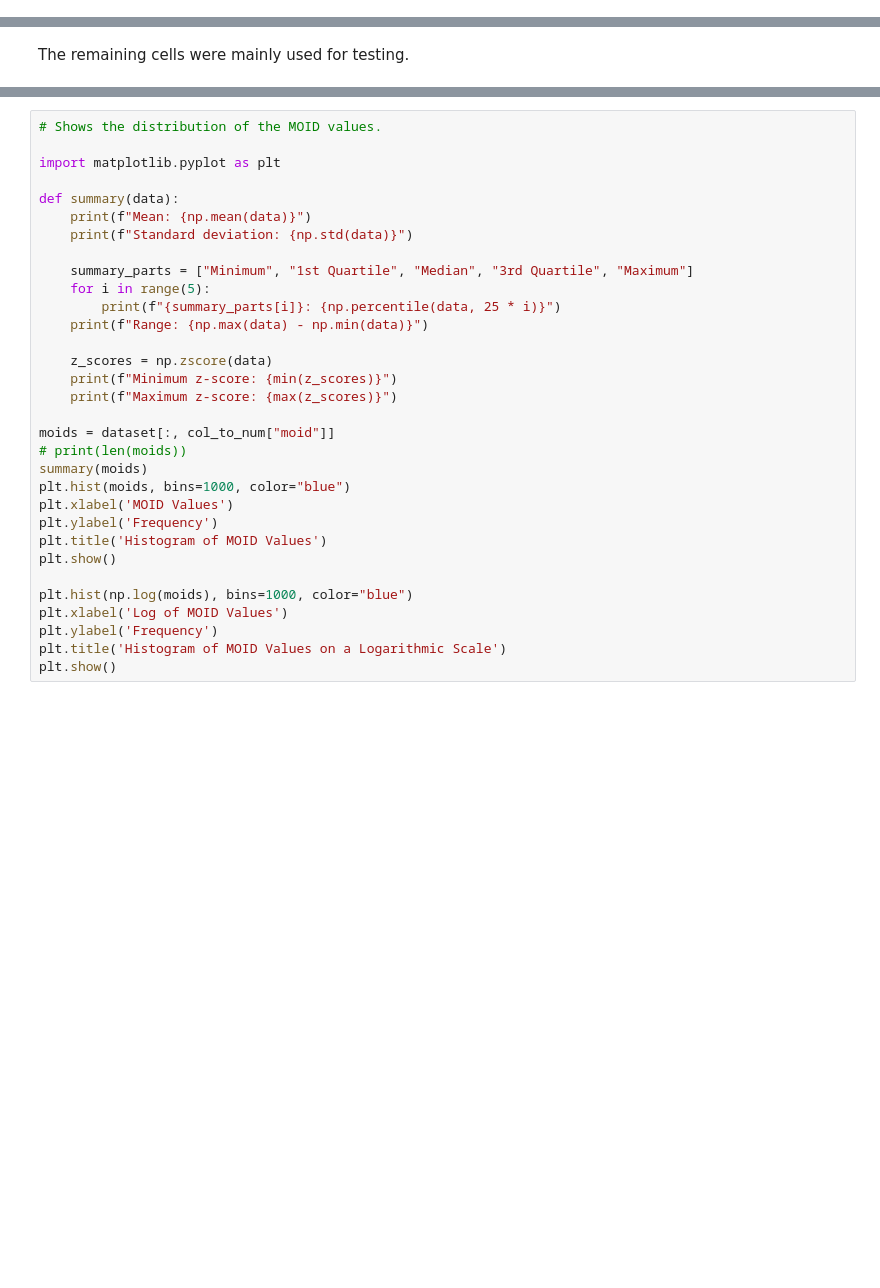
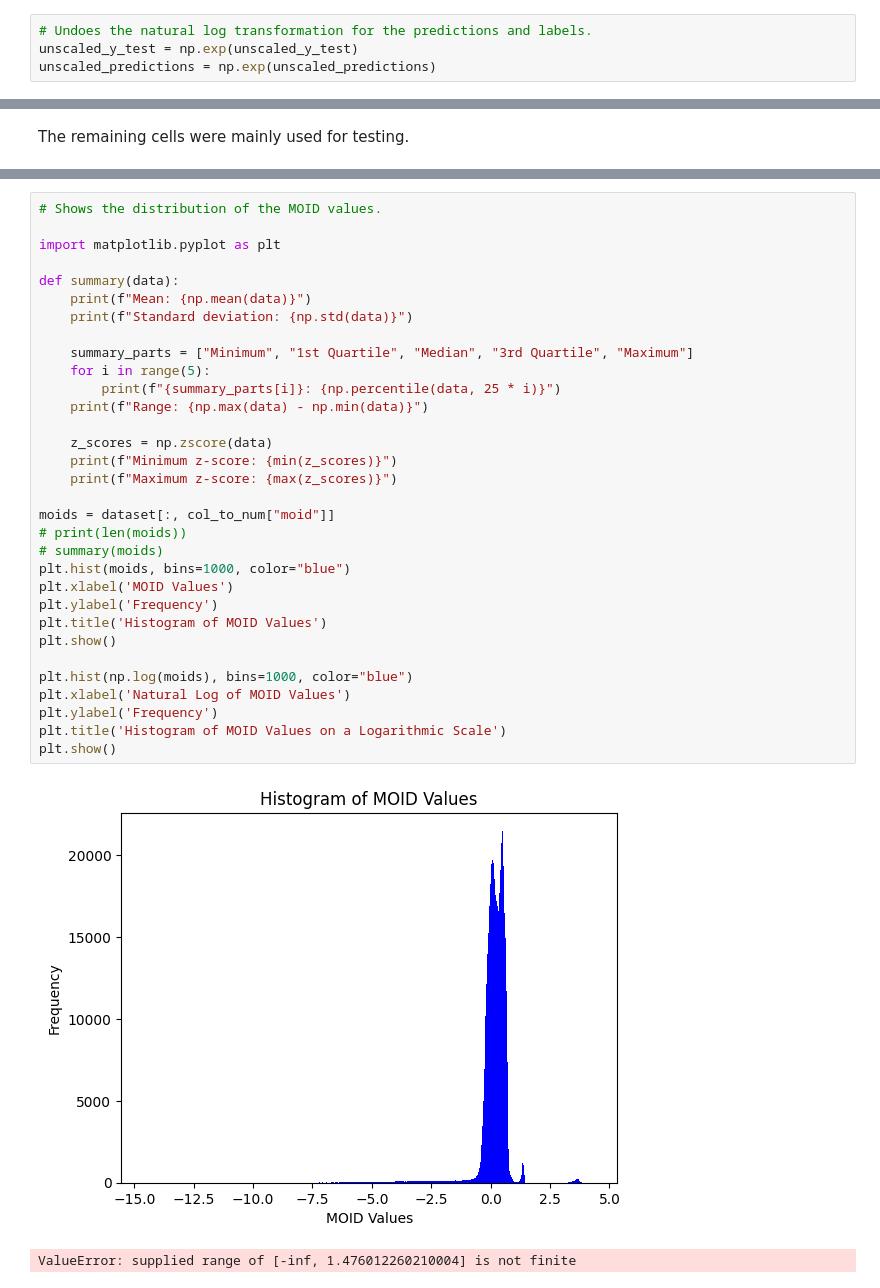
Before and after one commit to snkv04/asteroid_moid_regression_dnn, a Jupyter notebook: CS4824FinalProject.ipynb, the cells around one changed output, grey strips where cells are left out. Cells and saved outputs as stored; diff of their text form; blank space fills up the shorter version.

```diff
--- a/CS4824FinalProject.ipynb
+++ b/CS4824FinalProject.ipynb
@@ -372,3 +402,7 @@ print(distinct)
 # Brings the predictions and labels for the testing dataset back to their original scale.
 unscaled_y_test = scaler.inverse_transform(np.concatenate((x_test, np.reshape(y_test, (-1, 1))), axis=1))[:, -1]
 unscaled_predictions = scaler.inverse_transform(np.concatenate((x_test, np.reshape(predictions, (-1, 1))), axis=1))[:, -1]
+# %%
+# Undoes the natural log transformation for the predictions and labels.
+unscaled_y_test = np.exp(unscaled_y_test)
+unscaled_predictions = np.exp(unscaled_predictions)
@@ -471,32 +519,35 @@ print(f"min = {minimum}, max = {maximum}")
 # %%
 # Shows the distribution of the MOID values.
 
 import matplotlib.pyplot as plt
 
 def summary(data):
     print(f"Mean: {np.mean(data)}")
     print(f"Standard deviation: {np.std(data)}")
 
     summary_parts = ["Minimum", "1st Quartile", "Median", "3rd Quartile", "Maximum"]
     for i in range(5):
         print(f"{summary_parts[i]}: {np.percentile(data, 25 * i)}")
     print(f"Range: {np.max(data) - np.min(data)}")
 
     z_scores = np.zscore(data)
     print(f"Minimum z-score: {min(z_scores)}")
     print(f"Maximum z-score: {max(z_scores)}")
 
 moids = dataset[:, col_to_num["moid"]]
 # print(len(moids))
-summary(moids)
+# summary(moids)
 plt.hist(moids, bins=1000, color="blue")
 plt.xlabel('MOID Values')
 plt.ylabel('Frequency')
 plt.title('Histogram of MOID Values')
 plt.show()
 
 plt.hist(np.log(moids), bins=1000, color="blue")
-plt.xlabel('Log of MOID Values')
+plt.xlabel('Natural Log of MOID Values')
 plt.ylabel('Frequency')
 plt.title('Histogram of MOID Values on a Logarithmic Scale')
 plt.show()
+# %% [output]
+[figure, added]
+ValueError: supplied range of [-inf, 1.476012260210004] is not finite
```
Also changed, not shown: parts of 16 cells of this notebook.
